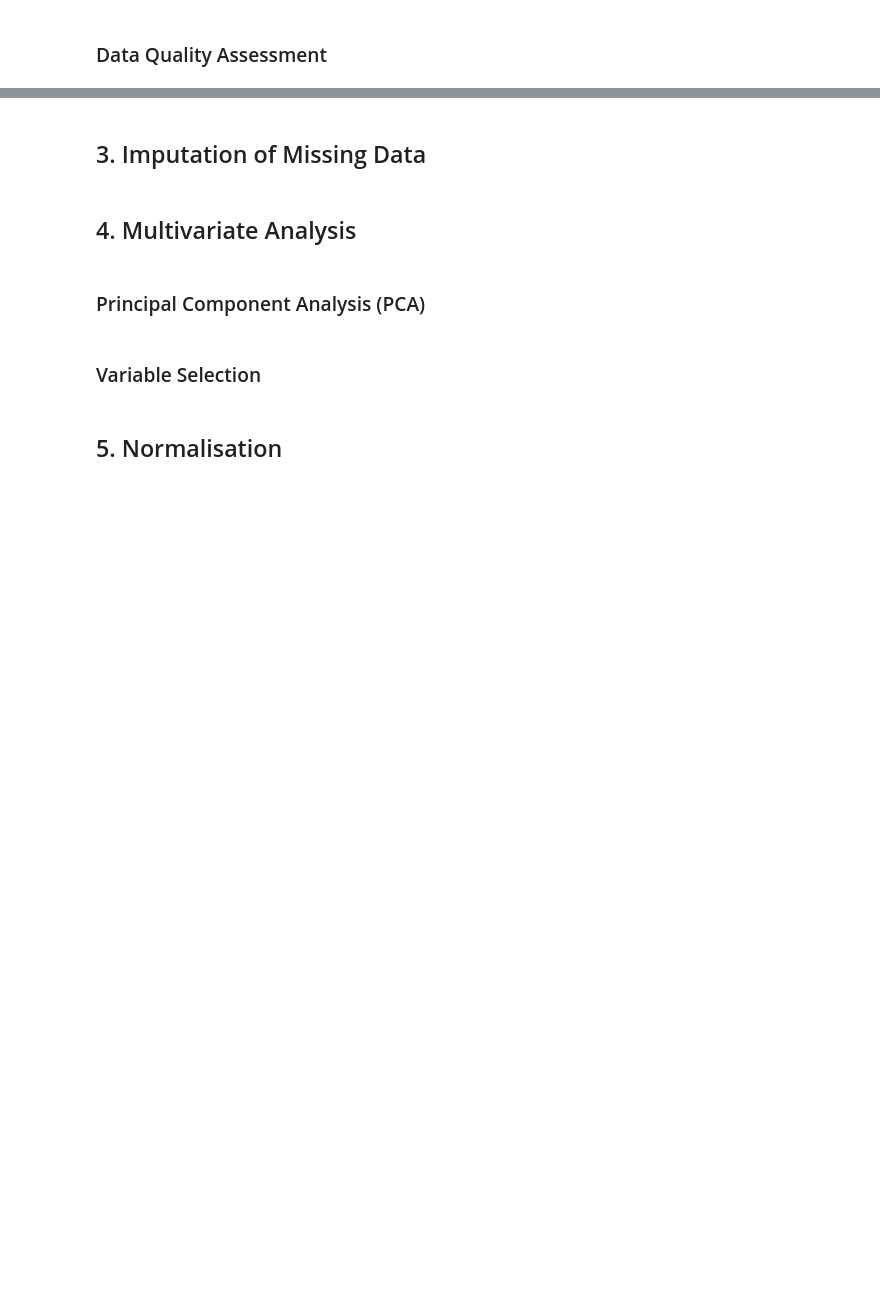
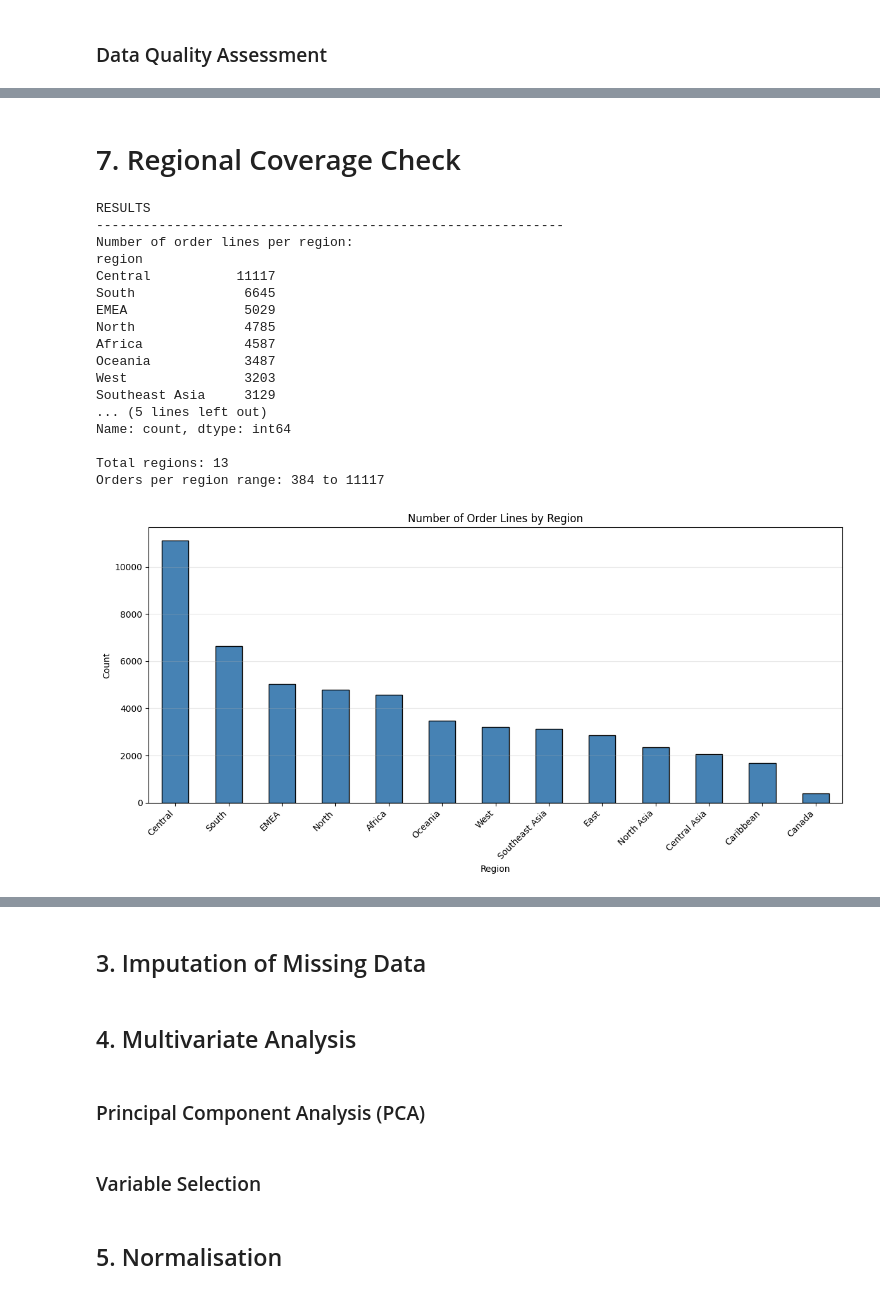
Before and after one commit to HaroldasT2/Data_Analysis_and_Visualisation_CA1, a Jupyter notebook: Indicator_analysis.ipynb, the cells around one changed output, grey strips where cells are left out. Saved outputs shown, nothing was run; the diff lists cells and outputs as text; code cells hidden in the pictures; blank space fills up the shorter version.

```diff
--- a/Indicator_analysis.ipynb
+++ b/Indicator_analysis.ipynb
@@ -218,0 +554,41 @@ dtype: object
+# %% [markdown]
+# 7. Regional Coverage Check
+# %%
+
+print("\nRESULTS")
+print("-" * 60)
+region_counts = df['region'].value_counts().sort_values(ascending=False)
+print("Number of order lines per region:")
+print(region_counts)
+print(f"\nTotal regions: {df['region'].nunique()}")
+print(f"Orders per region range: {region_counts.min()} to {region_counts.max()}")
+
+# Visualize regional distribution
+plt.figure(figsize=(12, 6))
+region_counts.plot(kind='bar', color='steelblue', edgecolor='black')
+plt.title('Number of Order Lines by Region')
+plt.xlabel('Region')
+plt.ylabel('Count')
+plt.xticks(rotation=45, ha='right')
+plt.grid(axis='y', alpha=0.3)
+plt.tight_layout()
+plt.show()
+# %% [output]
+RESULTS
+------------------------------------------------------------
+Number of order lines per region:
+region
+Central           11117
+South              6645
+EMEA               5029
+North              4785
+Africa             4587
+Oceania            3487
+West               3203
+Southeast Asia     3129
+... (5 lines left out)
+Name: count, dtype: int64
+
+Total regions: 13
+Orders per region range: 384 to 11117
+[figure, added]
```
Also changed, not shown: parts of 20 cells of this notebook.
